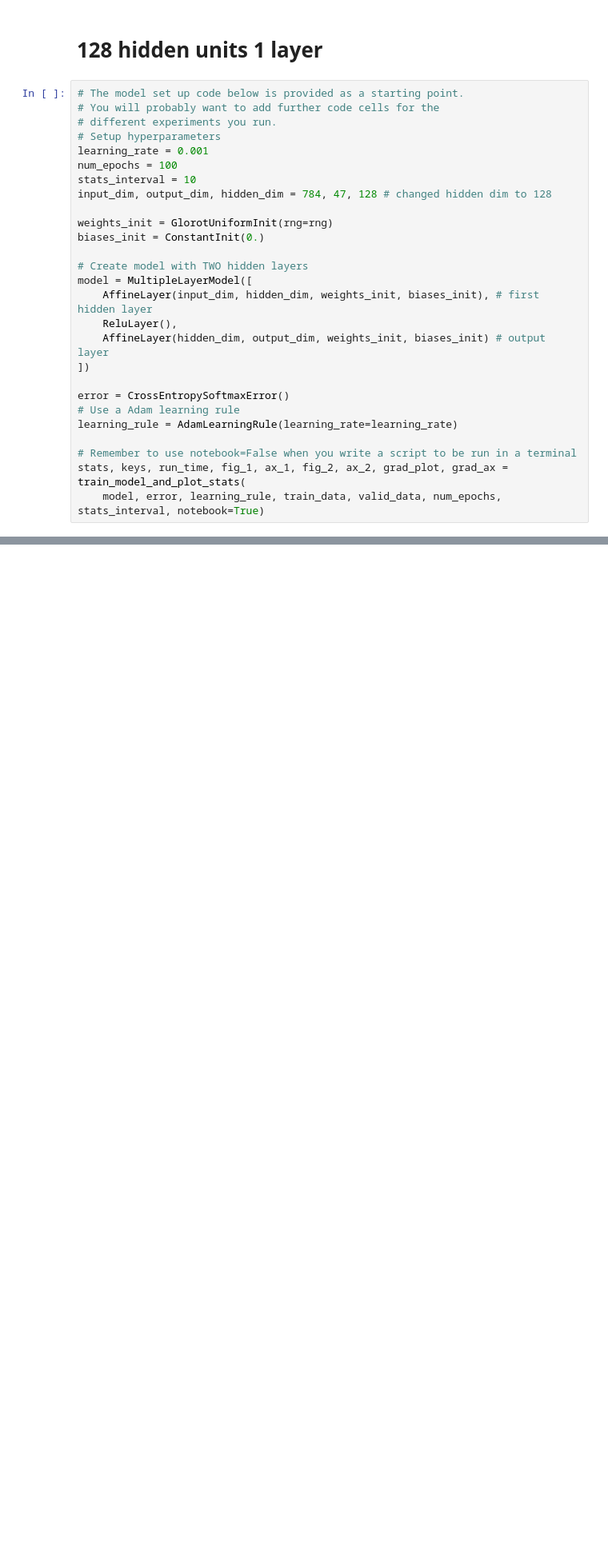
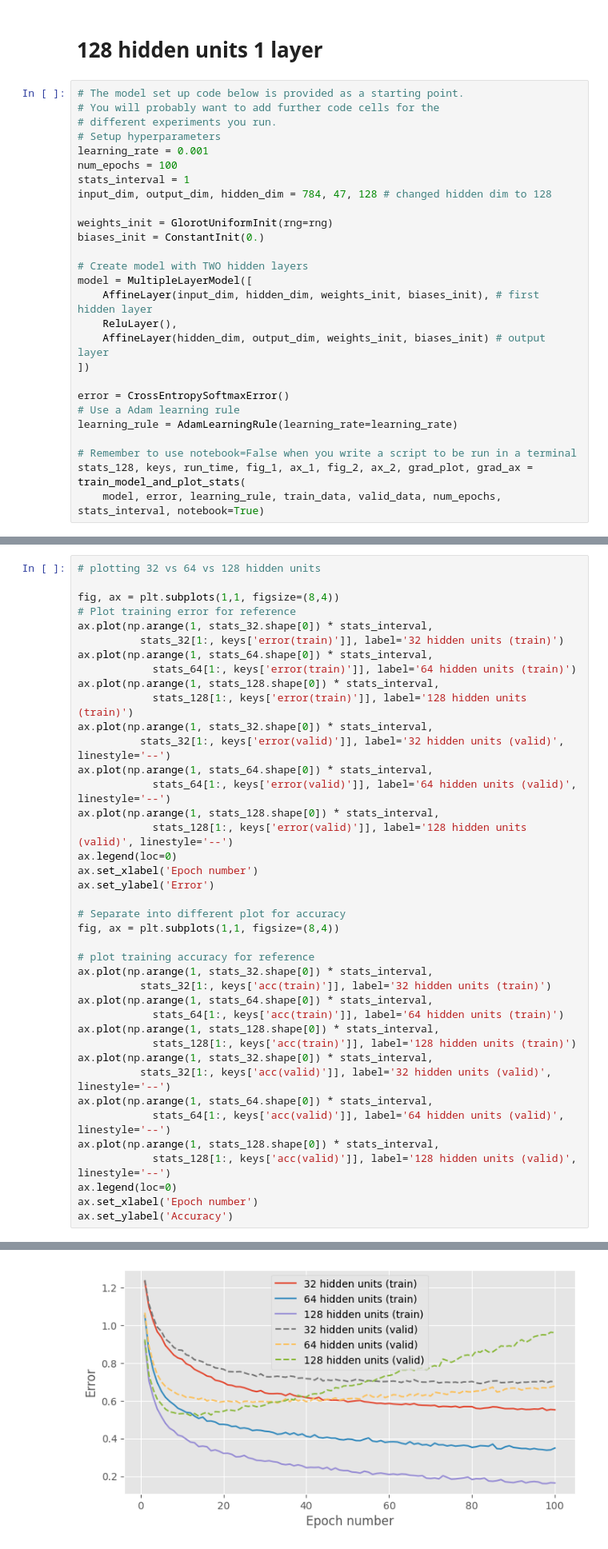
Before and after one commit to Ace0x/mlpractical, a Jupyter notebook: notebooks/Coursework_1.ipynb, the cells around one changed output, grey strips where cells are left out. Shown at 80% size. Cells and saved outputs as stored; diff of their text form; blank space fills up the shorter version.

```diff
--- a/notebooks/Coursework_1.ipynb
+++ b/notebooks/Coursework_1.ipynb
@@ -234,7 +214,7 @@ Text(0, 0.5, 'Accuracy')
 # Setup hyperparameters
 learning_rate = 0.001
 num_epochs = 100
-stats_interval = 10
+stats_interval = 1
 input_dim, output_dim, hidden_dim = 784, 47, 128 # changed hidden dim to 128
 
 weights_init = GlorotUniformInit(rng=rng)
@@ -252,6 +232,6 @@ error = CrossEntropySoftmaxError()
 learning_rule = AdamLearningRule(learning_rate=learning_rate)
 
 # Remember to use notebook=False when you write a script to be run in a terminal
-stats, keys, run_time, fig_1, ax_1, fig_2, ax_2, grad_plot, grad_ax = train_model_and_plot_stats(
+stats_128, keys, run_time, fig_1, ax_1, fig_2, ax_2, grad_plot, grad_ax = train_model_and_plot_stats(
     model, error, learning_rule, train_data, valid_data, num_epochs, stats_interval, notebook=True)
 # %% [output]
@@ -280,0 +263,41 @@ Epoch 100: 1.1s to complete
+# %%
+# plotting 32 vs 64 vs 128 hidden units
+
+fig, ax = plt.subplots(1,1, figsize=(8,4))
+# Plot training error for reference
+ax.plot(np.arange(1, stats_32.shape[0]) * stats_interval,
+          stats_32[1:, keys['error(train)']], label='32 hidden units (train)')
+ax.plot(np.arange(1, stats_64.shape[0]) * stats_interval,
+            stats_64[1:, keys['error(train)']], label='64 hidden units (train)')
+ax.plot(np.arange(1, stats_128.shape[0]) * stats_interval,
+            stats_128[1:, keys['error(train)']], label='128 hidden units (train)')
+ax.plot(np.arange(1, stats_32.shape[0]) * stats_interval,
+          stats_32[1:, keys['error(valid)']], label='32 hidden units (valid)', linestyle='--')
+ax.plot(np.arange(1, stats_64.shape[0]) * stats_interval,
+            stats_64[1:, keys['error(valid)']], label='64 hidden units (valid)', linestyle='--')
+ax.plot(np.arange(1, stats_128.shape[0]) * stats_interval,
+            stats_128[1:, keys['error(valid)']], label='128 hidden units (valid)', linestyle='--')
+ax.legend(loc=0)
+ax.set_xlabel('Epoch number')
+ax.set_ylabel('Error')
+
+# Separate into different plot for accuracy
+fig, ax = plt.subplots(1,1, figsize=(8,4))
+
+# plot training accuracy for reference
+ax.plot(np.arange(1, stats_32.shape[0]) * stats_interval,
+          stats_32[1:, keys['acc(train)']], label='32 hidden units (train)')
+ax.plot(np.arange(1, stats_64.shape[0]) * stats_interval,
+            stats_64[1:, keys['acc(train)']], label='64 hidden units (train)')
+ax.plot(np.arange(1, stats_128.shape[0]) * stats_interval,
+            stats_128[1:, keys['acc(train)']], label='128 hidden units (train)')
+ax.plot(np.arange(1, stats_32.shape[0]) * stats_interval,
+          stats_32[1:, keys['acc(valid)']], label='32 hidden units (valid)', linestyle='--')
+ax.plot(np.arange(1, stats_64.shape[0]) * stats_interval,
+            stats_64[1:, keys['acc(valid)']], label='64 hidden units (valid)', linestyle='--')
+ax.plot(np.arange(1, stats_128.shape[0]) * stats_interval,
+            stats_128[1:, keys['acc(valid)']], label='128 hidden units (valid)', linestyle='--')
+ax.legend(loc=0)
+ax.set_xlabel('Epoch number')
+ax.set_ylabel('Accuracy')
+# %% [output]
@@ -280,0 +305 @@ Epoch 100: 1.1s to complete
+[figure, added]
```
Also changed, not shown: parts of 9 cells of this notebook, 12 other files.
